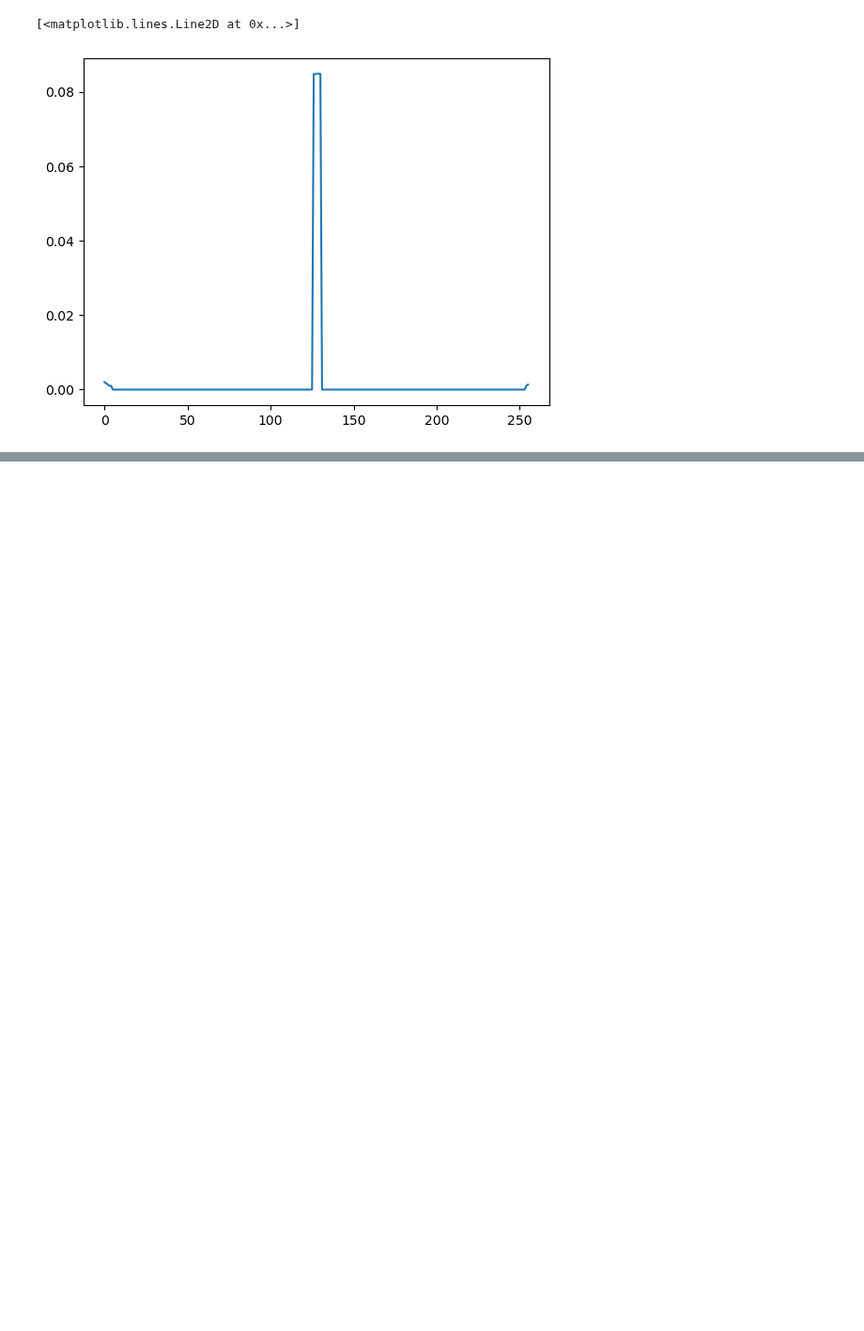
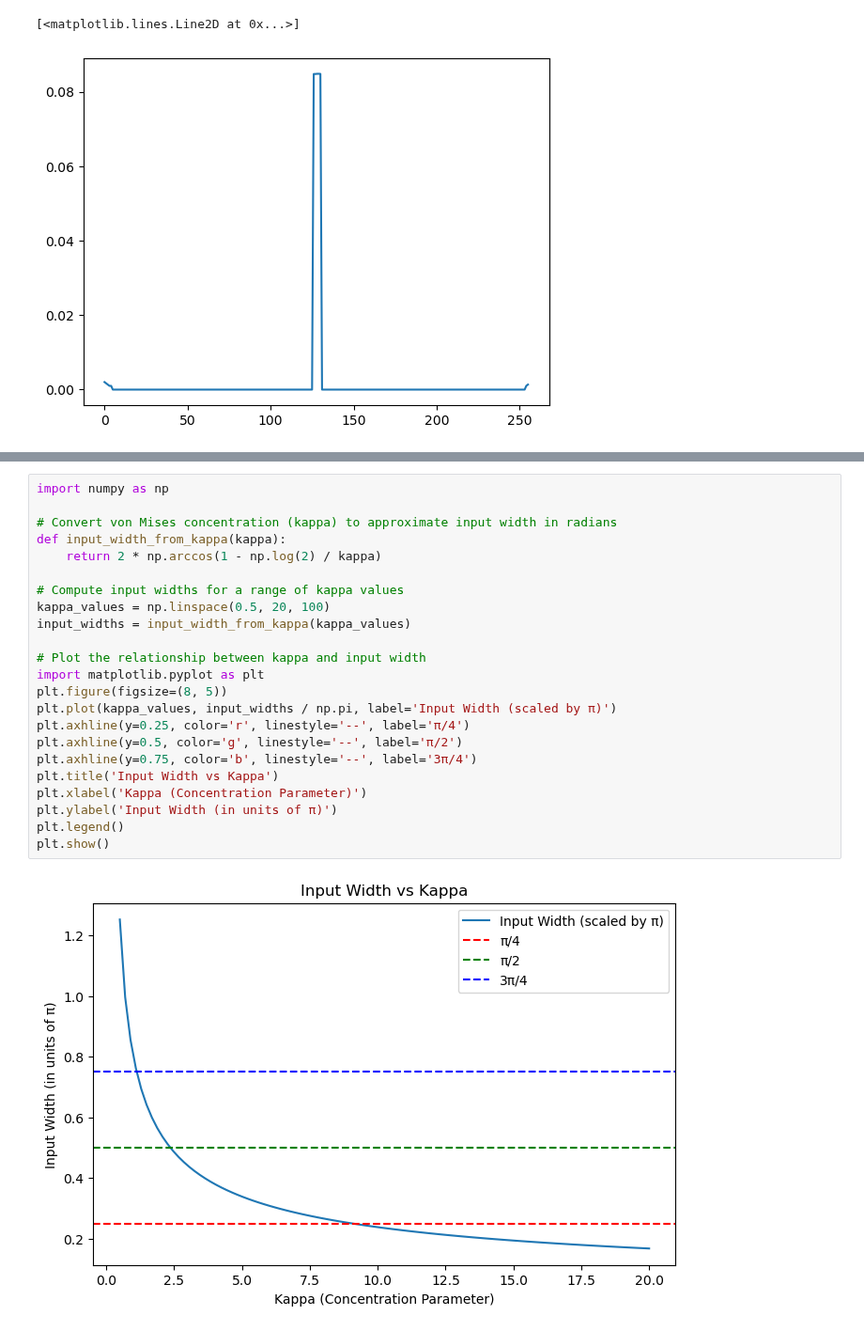
Before and after one commit to CEBangu/RingAttractor, a Jupyter notebook: python_ring/ideation.ipynb, the cells around one changed output, grey strips where cells are left out. Shown at 94% size. Drawn from its saved outputs; the diff is of its cells as text; blank space fills up the shorter version.

```diff
--- a/python_ring/ideation.ipynb
+++ b/python_ring/ideation.ipynb
@@ -122,0 +171,25 @@ plt.plot(activity_over_time[8, :])
+# %%
+import numpy as np
+
+# Convert von Mises concentration (kappa) to approximate input width in radians
+def input_width_from_kappa(kappa):
+    return 2 * np.arccos(1 - np.log(2) / kappa)
+
+# Compute input widths for a range of kappa values
+kappa_values = np.linspace(0.5, 20, 100)
+input_widths = input_width_from_kappa(kappa_values)
+
+# Plot the relationship between kappa and input width
+import matplotlib.pyplot as plt
+plt.figure(figsize=(8, 5))
+plt.plot(kappa_values, input_widths / np.pi, label='Input Width (scaled by π)')
+plt.axhline(y=0.25, color='r', linestyle='--', label='π/4')
+plt.axhline(y=0.5, color='g', linestyle='--', label='π/2')
+plt.axhline(y=0.75, color='b', linestyle='--', label='3π/4')
+plt.title('Input Width vs Kappa')
+plt.xlabel('Kappa (Concentration Parameter)')
+plt.ylabel('Input Width (in units of π)')
+plt.legend()
+plt.show()
+# %% [output]
+[figure, added]
```
Also changed, not shown: parts of 3 cells of this notebook.
